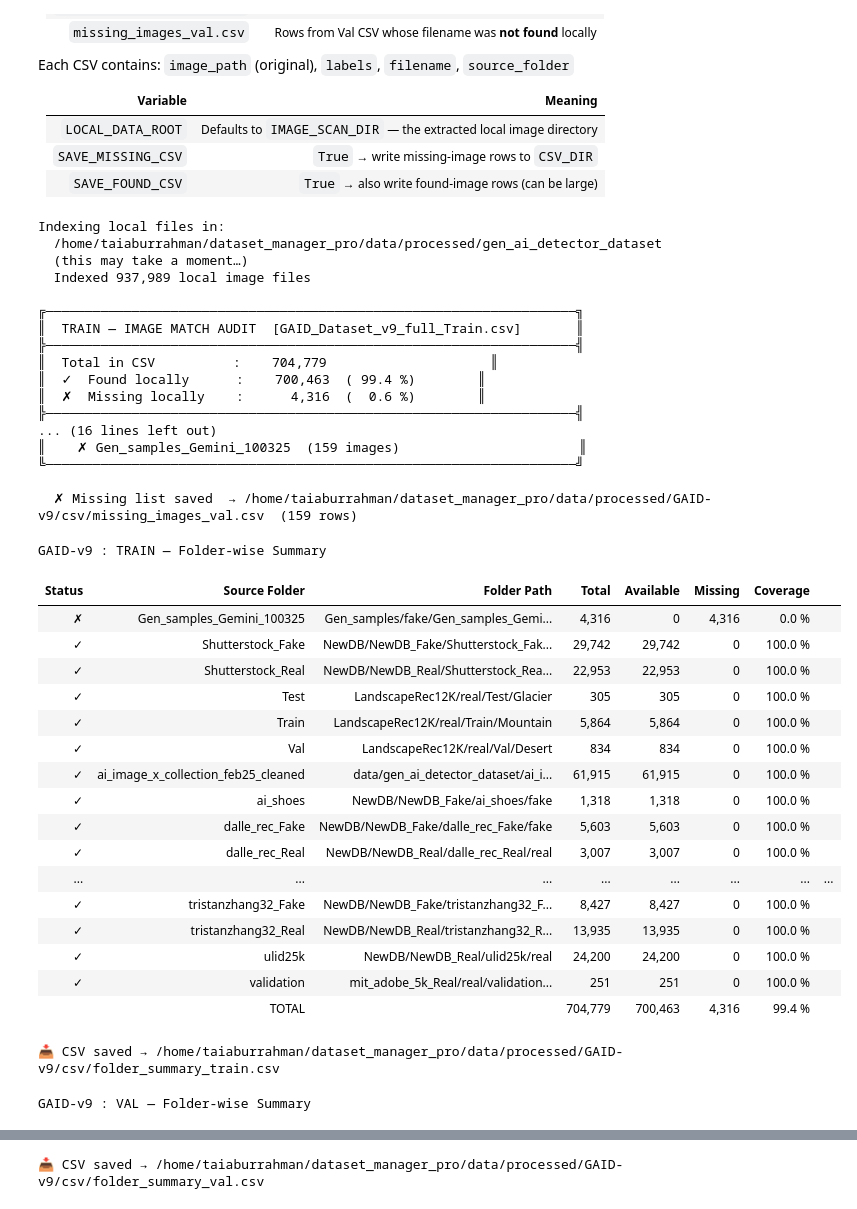
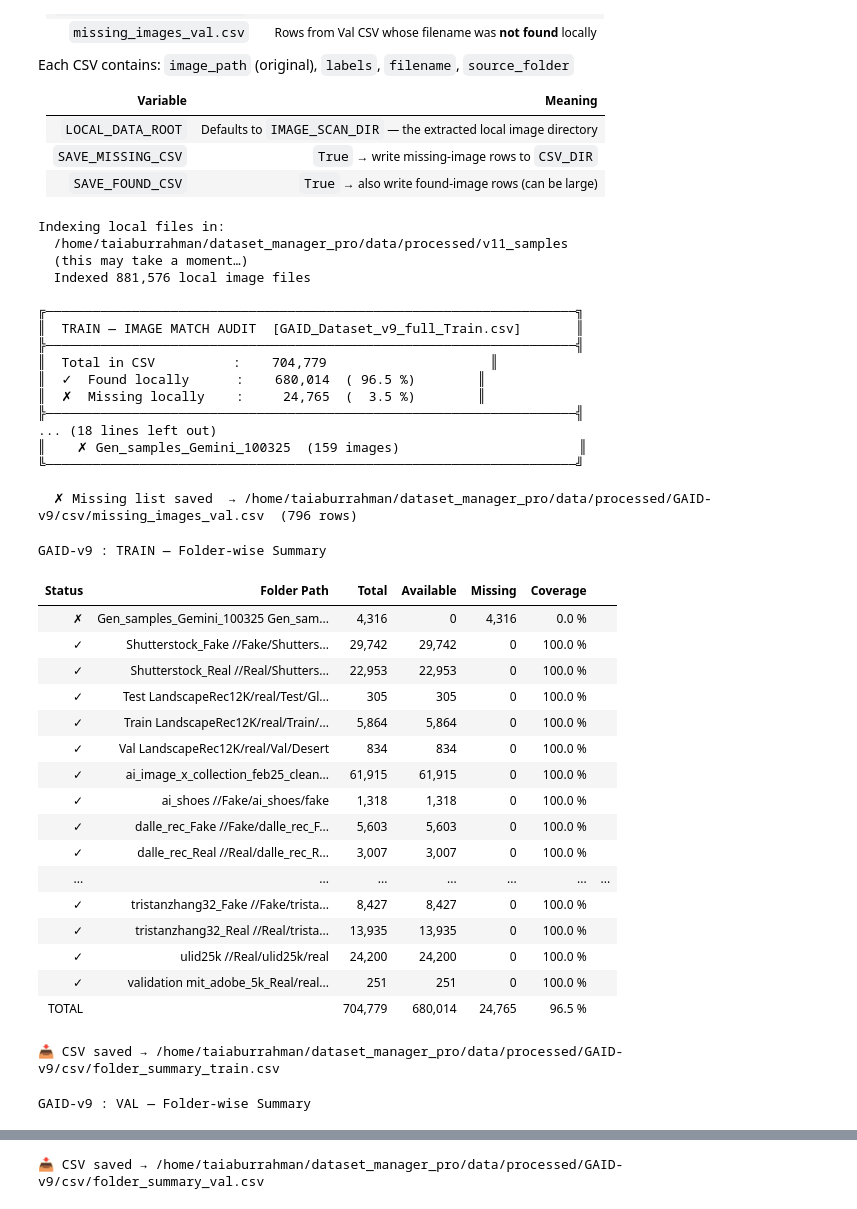
Before and after one commit to taiaburrahmanbb/dataset_manager_pro, a Jupyter notebook: notebook/03.csv_editors.ipynb, the cells around one changed output, grey strips where cells are left out. Cells and saved outputs as stored; diff of their text form; code cells hidden in the pictures.

```diff
--- a/notebook/03.csv_editors.ipynb
+++ b/notebook/03.csv_editors.ipynb
@@ -78,12 +78,12 @@ for _d in [CSV_DIR, CHARTS_DIR]:
 OUTPUT_DIR = CSV_DIR
 
 # ── Source CSVs ────────────────────────────────────────────────────────────
-SOURCE_CSV = "/home/taiaburrahman/dataset_manager_pro/data/csv/GAID_Dataset_v9_full_Train.csv"
-VAL_CSV    = "/home/taiaburrahman/dataset_manager_pro/data/csv/GAID_Dataset_v9_full_Val.csv"
+SOURCE_CSV = "/home/taiaburrahman/dataset_manager_pro/data/projects/GAID/07.csv/GAID_Dataset_v9_full_Train.csv"
+VAL_CSV    = "/home/taiaburrahman/dataset_manager_pro/data/projects/GAID/07.csv/GAID_Dataset_v9_full_Val.csv"
 
 # ── Local image directory to scan (Step 2a) ────────────────────────────────
 # Extracted dataset from Wasabi zip files — change if your extraction path differs
-IMAGE_SCAN_DIR = "/home/taiaburrahman/dataset_manager_pro/data/processed/gen_ai_detector_dataset"
+IMAGE_SCAN_DIR = "/home/taiaburrahman/dataset_manager_pro/data/processed/v11_samples/"
 
 # ── Wasabi config (Step 2b) ────────────────────────────────────────────────
 # Reads from .env automatically; override here if needed.
@@ -969,8 +969,8 @@ Produces per-split and combined reports:
 - All charts saved to `data/processed/<PROJECT_NAME>/charts/`
 # %%
 # ── INPUT — Analysis config ────────────────────────────────────────────────
-TRAIN_CSV = "/home/taiaburrahman/dataset_manager_pro/data/csv/GAID_Dataset_v9_full_Train.csv"
-VAL_CSV   = "/home/taiaburrahman/dataset_manager_pro/data/csv/GAID_Dataset_v9_full_Val.csv"
+TRAIN_CSV = SOURCE_CSV
+# VAL_CSV   = VAL_CSV
 # Set VAL_CSV = None for single-file analysis:
 # VAL_CSV = None
 
@@ -1504,22 +1504,22 @@ for split_name, csv_path in _csv_paths.items():
     print()
 # %% [output]
 Indexing local files in:
-  /home/taiaburrahman/dataset_manager_pro/data/processed/gen_ai_detector_dataset
+  /home/taiaburrahman/dataset_manager_pro/data/processed/v11_samples
   (this may take a moment…)
-  Indexed 937,989 local image files
+  Indexed 881,576 local image files
 
 ╔────────────────────────────────────────────────────────────────────╗
 ║  TRAIN — IMAGE MATCH AUDIT  [GAID_Dataset_v9_full_Train.csv]       ║
 ╠────────────────────────────────────────────────────────────────────╣
 ║  Total in CSV          :    704,779                     ║
-║  ✓  Found locally      :    700,463  ( 99.4 %)        ║
-║  ✗  Missing locally    :      4,316  (  0.6 %)        ║
+║  ✓  Found locally      :    680,014  ( 96.5 %)        ║
+║  ✗  Missing locally    :     24,765  (  3.5 %)        ║
 ╠────────────────────────────────────────────────────────────────────╣
-... (16 lines left out)
+... (18 lines left out)
 ║    ✗ Gen_samples_Gemini_100325  (159 images)                       ║
 ╚────────────────────────────────────────────────────────────────────╝
 
-  ✗ Missing list saved  → /home/taiaburrahman/dataset_manager_pro/data/processed/GAID-v9/csv/missing_images_val.csv  (159 rows)
+  ✗ Missing list saved  → /home/taiaburrahman/dataset_manager_pro/data/processed/GAID-v9/csv/missing_images_val.csv  (796 rows)
 # %%
 # Uses `all_results` from the previous cell (run Section 9 first).
 from IPython.display import display, HTML
@@ -1604,8 +1604,7 @@ for split_name, data in all_results.items():
         html_rows += (
             f"<tr>"
             f"<td style='text-align:center'>{_status_badge(r['status'])}</td>"
-            f"<td style='padding-left:8px'>{r['source_folder']}</td>"
-            f"<td style='padding-left:8px;font-size:10px;color:#555;max-width:260px;word-break:break-all'>{r['folder_path']}</td>"
+            f"<td style='padding-left:8px'>{r['source_folder']}<br/><span style='font-size:10px;color:#555;max-width:260px;word-break:break-all'>{r['folder_path']}</span></td>"
             f"<td style='text-align:right'>{r['total']:,}</td>"
             f"<td style='text-align:right;color:#27ae60'>{r['available']:,}</td>"
             f"<td style='text-align:right;color:#e74c3c'>{r['missing']:,}</td>"
@@ -1617,7 +1616,6 @@ for split_name, data in all_results.items():
     # Totals row
     html_rows += (
         f"<tr style='border-top:2px solid #333;font-weight:bold;background:#f5f5f5'>"
-        f"<td></td>"
         f"<td style='padding-left:8px'>TOTAL</td>"
         f"<td></td>"
         f"<td style='text-align:right'>{t_total:,}</td>"
@@ -1626,50 +1624,49 @@ for split_name, data in all_results.items():
         f"<td style='text-align:right'>{t_pct} %</td>"
         f"<td>{_bar(t_pct)}</td>"
         f"</tr>"
     )
 
     html = f"""
     <h3 style="margin-bottom:4px">{PROJECT_NAME} : {split_name.upper()} — Folder-wise Summary</h3>
     <table style="border-collapse:collapse;width:100%;font-size:13px;font-family:monospace">
     <thead>
       <tr style="background:#2c3e50;color:#fff;text-align:left">
         <th style="padding:6px 8px;text-align:center">Status</th>
-        <th style="padding:6px 8px">Source Folder</th>
         <th style="padding:6px 8px;font-size:10px">Folder Path</th>
         <th style="padding:6px 8px;text-align:right">Total</th>
         <th style="padding:6px 8px;text-align:right">Available</th>
         <th style="padding:6px 8px;text-align:right">Missing</th>
         <th style="padding:6px 8px;text-align:right">Coverage</th>
         <th style="padding:6px 8px;min-width:120px"></th>
       </tr>
     </thead>
     <tbody>
       {html_rows}
     </tbody>
     </table>
     <p style="font-size:12px;color:#666;margin-top:6px">
       📥 CSV saved → <code>{csv_path}</code>
     </p>
     """
     display(HTML(html))
 # %% [output]
 GAID-v9 : TRAIN — Folder-wise Summary
-| Status | Source Folder | Folder Path | Total | Available | Missing | Coverage |  |
-| ✗ | Gen_samples_Gemini_100325 | Gen_samples/fake/Gen_samples_Gemi... | 4,316 | 0 | 4,316 | 0.0 % |  |
-| ✓ | Shutterstock_Fake | NewDB/NewDB_Fake/Shutterstock_Fak... | 29,742 | 29,742 | 0 | 100.0 % |  |
-| ✓ | Shutterstock_Real | NewDB/NewDB_Real/Shutterstock_Rea... | 22,953 | 22,953 | 0 | 100.0 % |  |
-| ✓ | Test | LandscapeRec12K/real/Test/Glacier | 305 | 305 | 0 | 100.0 % |  |
-| ✓ | Train | LandscapeRec12K/real/Train/Mountain | 5,864 | 5,864 | 0 | 100.0 % |  |
-| ✓ | Val | LandscapeRec12K/real/Val/Desert | 834 | 834 | 0 | 100.0 % |  |
-| ✓ | ai_image_x_collection_feb25_cleaned | data/gen_ai_detector_dataset/ai_i... | 61,915 | 61,915 | 0 | 100.0 % |  |
-| ✓ | ai_shoes | NewDB/NewDB_Fake/ai_shoes/fake | 1,318 | 1,318 | 0 | 100.0 % |  |
-| ✓ | dalle_rec_Fake | NewDB/NewDB_Fake/dalle_rec_Fake/fake | 5,603 | 5,603 | 0 | 100.0 % |  |
-| ✓ | dalle_rec_Real | NewDB/NewDB_Real/dalle_rec_Real/real | 3,007 | 3,007 | 0 | 100.0 % |  |
-| ... | ... | ... | ... | ... | ... | ... | ... |
-| ✓ | tristanzhang32_Fake | NewDB/NewDB_Fake/tristanzhang32_F... | 8,427 | 8,427 | 0 | 100.0 % |  |
-| ✓ | tristanzhang32_Real | NewDB/NewDB_Real/tristanzhang32_R... | 13,935 | 13,935 | 0 | 100.0 % |  |
-| ✓ | ulid25k | NewDB/NewDB_Real/ulid25k/real | 24,200 | 24,200 | 0 | 100.0 % |  |
-| ✓ | validation | mit_adobe_5k_Real/real/validation... | 251 | 251 | 0 | 100.0 % |  |
-|  | TOTAL |  | 704,779 | 700,463 | 4,316 | 99.4 % |  |
+| Status | Folder Path | Total | Available | Missing | Coverage |  |
+| ✗ | Gen_samples_Gemini_100325 Gen_sam... | 4,316 | 0 | 4,316 | 0.0 % |  |
+| ✓ | Shutterstock_Fake //Fake/Shutters... | 29,742 | 29,742 | 0 | 100.0 % |  |
+| ✓ | Shutterstock_Real //Real/Shutters... | 22,953 | 22,953 | 0 | 100.0 % |  |
+| ✓ | Test LandscapeRec12K/real/Test/Gl... | 305 | 305 | 0 | 100.0 % |  |
+| ✓ | Train LandscapeRec12K/real/Train/... | 5,864 | 5,864 | 0 | 100.0 % |  |
+| ✓ | Val LandscapeRec12K/real/Val/Desert | 834 | 834 | 0 | 100.0 % |  |
+| ✓ | ai_image_x_collection_feb25_clean... | 61,915 | 61,915 | 0 | 100.0 % |  |
+| ✓ | ai_shoes //Fake/ai_shoes/fake | 1,318 | 1,318 | 0 | 100.0 % |  |
+| ✓ | dalle_rec_Fake //Fake/dalle_rec_F... | 5,603 | 5,603 | 0 | 100.0 % |  |
+| ✓ | dalle_rec_Real //Real/dalle_rec_R... | 3,007 | 3,007 | 0 | 100.0 % |  |
+| ... | ... | ... | ... | ... | ... | ... |
+| ✓ | tristanzhang32_Fake //Fake/trista... | 8,427 | 8,427 | 0 | 100.0 % |  |
+| ✓ | tristanzhang32_Real //Real/trista... | 13,935 | 13,935 | 0 | 100.0 % |  |
+| ✓ | ulid25k //Real/ulid25k/real | 24,200 | 24,200 | 0 | 100.0 % |  |
+| ✓ | validation mit_adobe_5k_Real/real... | 251 | 251 | 0 | 100.0 % |  |
+| TOTAL |  | 704,779 | 680,014 | 24,765 | 96.5 % |  |
 📥 CSV saved → /home/taiaburrahman/dataset_manager_pro/data/processed/GAID-v9/csv/folder_summary_train.csv
 GAID-v9 : VAL — Folder-wise Summary
```
Also changed, not shown: parts of 7 cells of this notebook, 32 other files.
